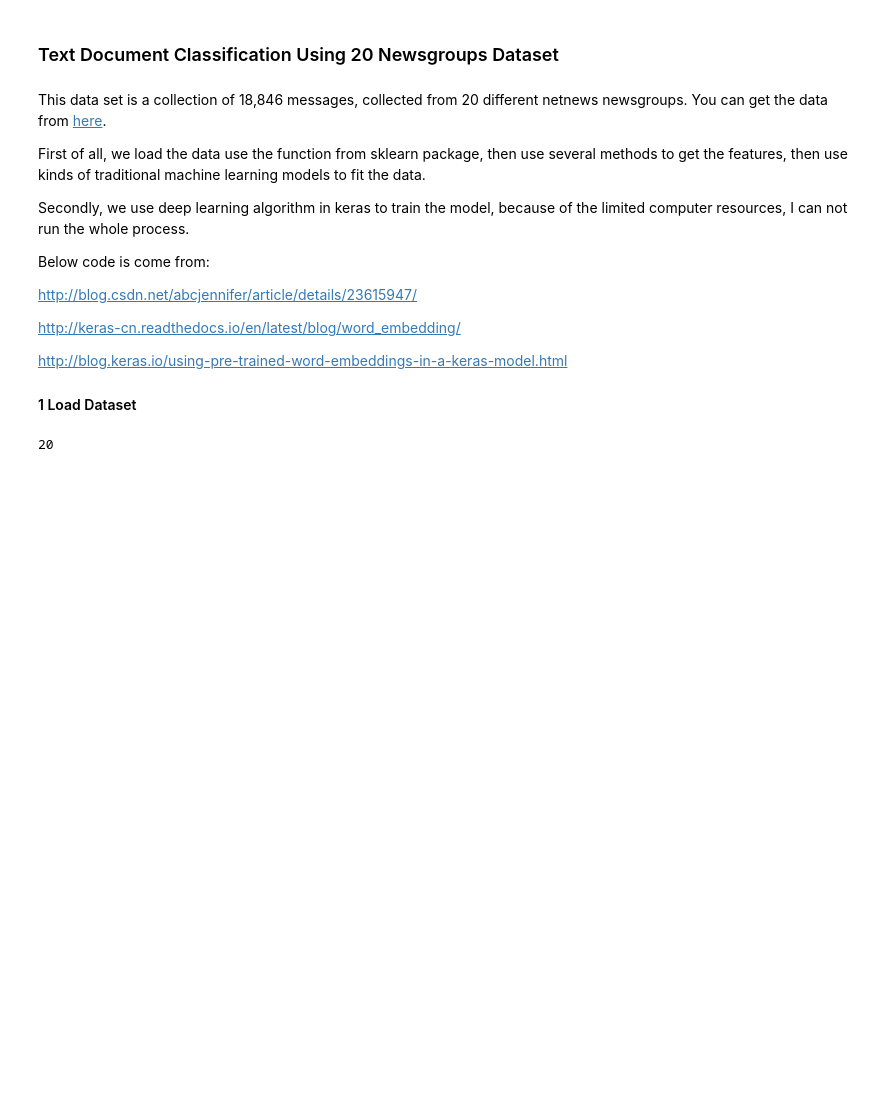
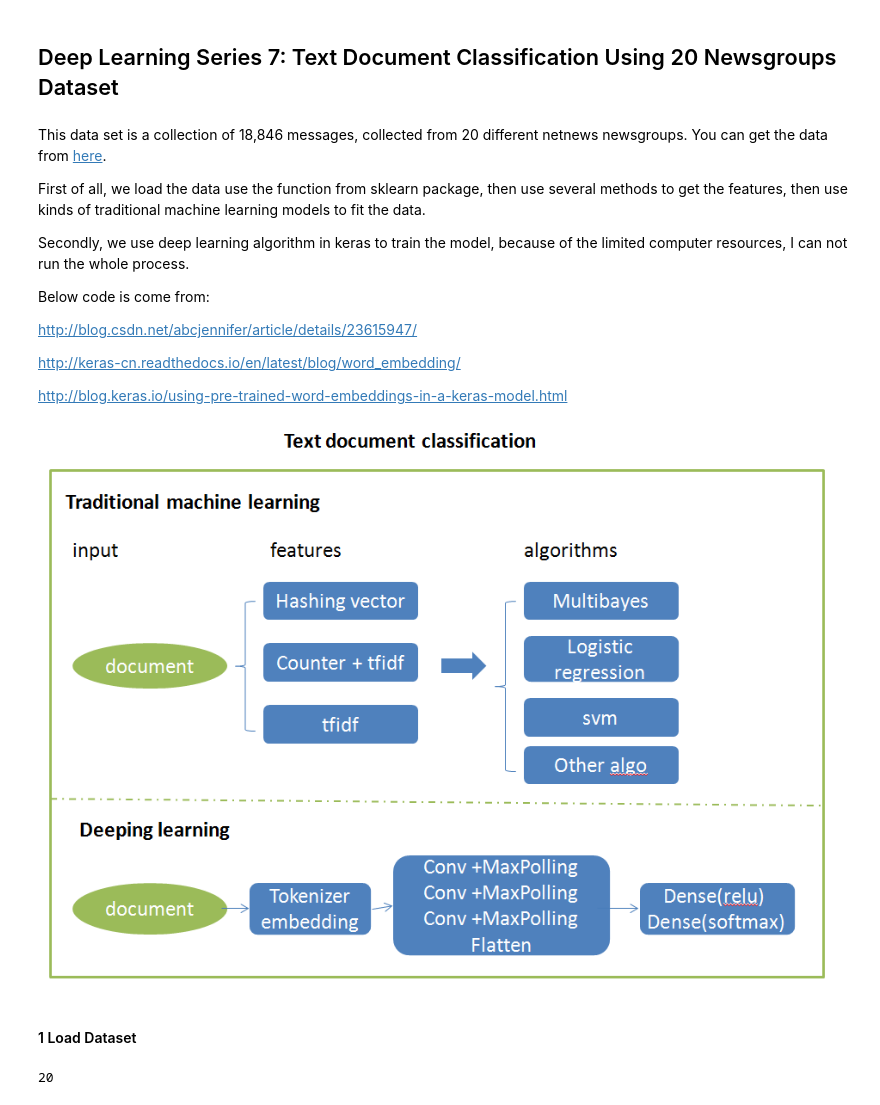
Before and after one commit to yishi/Deep-Learning-Series-in-Python, a Jupyter notebook: deep_learning_series_7.ipynb, the cells around one changed output. Drawn from its saved outputs; the diff is of its cells as text; code cells hidden in the pictures; blank space fills up the shorter version.

```diff
--- a/deep_learning_series_7.ipynb
+++ b/deep_learning_series_7.ipynb
@@ -1,5 +1,5 @@
 # %% [markdown]
-### Text Document Classification Using 20 Newsgroups Dataset
+## Deep Learning Series 7: Text Document Classification Using 20 Newsgroups Dataset
 # %% [markdown]
 This data set is a collection of 18,846 messages, collected from 20 different netnews newsgroups.
 You can get the data from [here](http://www.cs.cmu.edu/afs/cs.cmu.edu/project/theo-20/www/data/news20.html).
@@ -15,8 +15,13 @@ http://blog.csdn.net/abcjennifer/article/details/23615947/
 http://keras-cn.readthedocs.io/en/latest/blog/word_embedding/
 
 http://blog.keras.io/using-pre-trained-word-embeddings-in-a-keras-model.html
-
-#### 1 Load Dataset
+# %%
+from IPython.display import Image
+Image('20news.png')
+# %% [output]
+[figure, added]
+# %% [markdown]
+#### 1 Load Dataset
 # %%
 from sklearn.datasets import fetch_20newsgroups
 # %%
```
Also changed, not shown: 5 other files.
